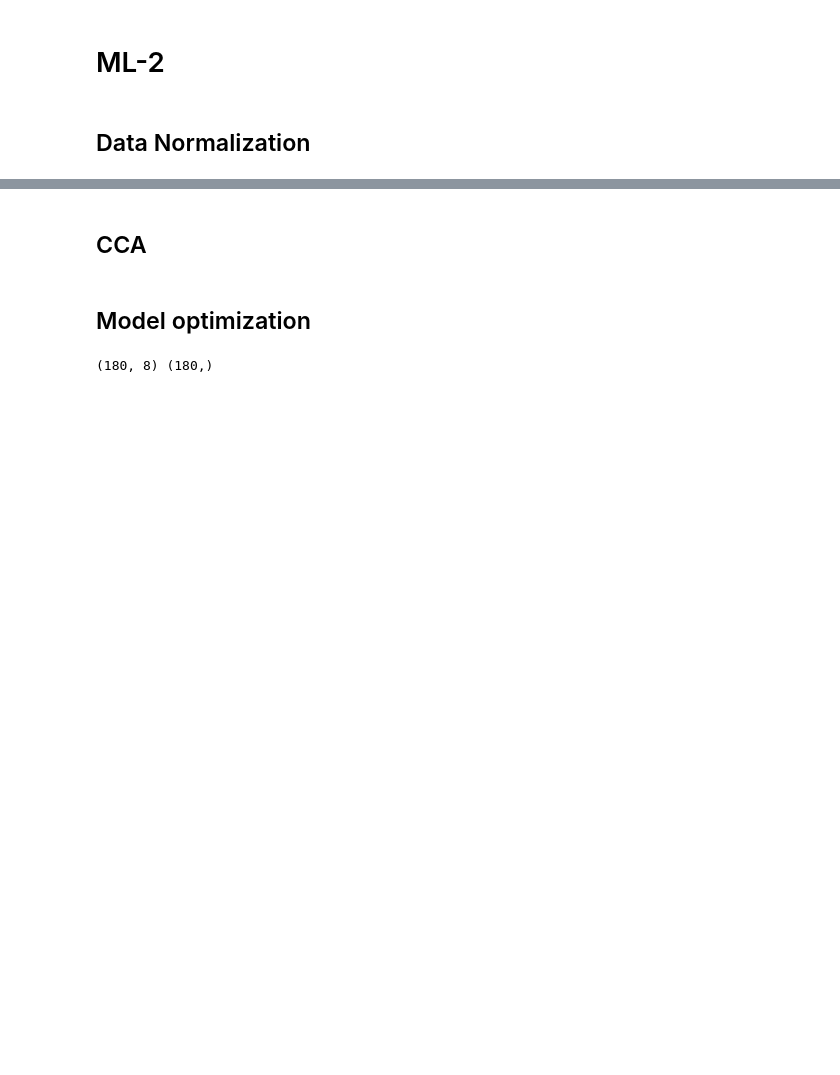
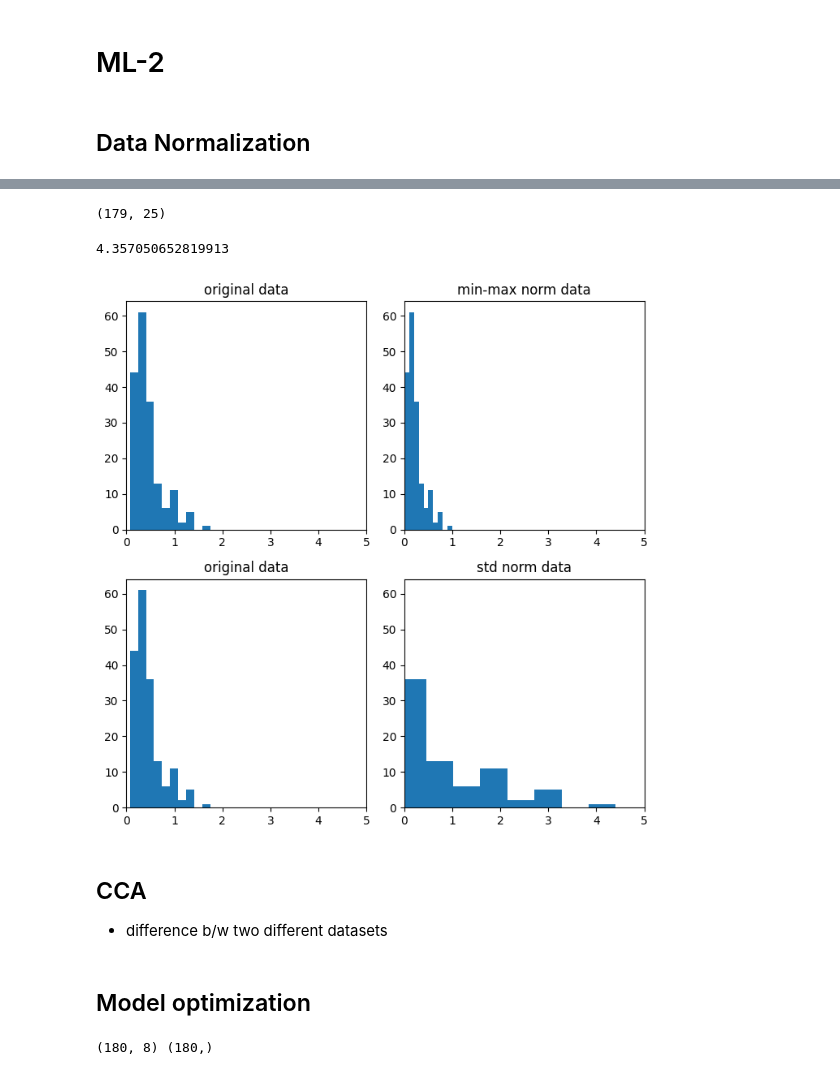
Before and after one commit to mao-code/EEG2023SummerWorkshop_FinalProject, a Jupyter notebook: EEG_ML.ipynb, the cells around one changed output, grey strips where cells are left out. Saved outputs shown, nothing was run; the diff lists cells and outputs as text; code cells hidden in the pictures; blank space fills up the shorter version.

```diff
--- a/EEG_ML.ipynb
+++ b/EEG_ML.ipynb
@@ -148,5 +153,4 @@ print(overall_conf_mat)
 # %%
-from sklearn.preprocessing import StandardScaler
+from sklearn.preprocessing import StandardScaler, MinMaxScaler
 scaler = StandardScaler()
+minMaxScaler = MinMaxScaler()
-# %% [markdown]
-## CCA
@@ -153,3 +165,39 @@ scaler = StandardScaler()
+# %%
+tryDataStdNorm.shape
+# %% [output]
+(179, 25)
+# %%
+max(tryDataStdNorm[:,1])
+# %% [output]
+4.357050652819913
+# %%
+# plot b/f, a/f dist and the diff norm mathods
+# select a specific freq
+fig, ax = plt.subplots(2,2,figsize=(7,7))
+
+ax[0,0].set_title("original data")
+ax[0,0].set_xlim([0,5])
+ax[0,0].hist(tryData[:,0])
+
+ax[0,1].set_title("min-max norm data")
+ax[0,1].set_xlim([0,5])
+ax[0,1].hist(tryDataMinMaxNorm[:,0])
+
+ax[1,0].set_title("original data")
+ax[1,0].set_xlim([0,5])
+ax[1,0].hist(tryData[:,0])
+
+ax[1,1].set_title("std norm data")
+ax[1,1].set_xlim([0,5])
+ax[1,1].hist(tryDataStdNorm[:,0])
+
+plt.tight_layout()
+plt.show()
+# %% [output]
+[figure, added]
+# %% [markdown]
+## CCA
+* difference b/w two different datasets
 # %% [markdown]
 ## Model optimization
 # %%
```
Also changed, not shown: parts of 12 cells of this notebook.
